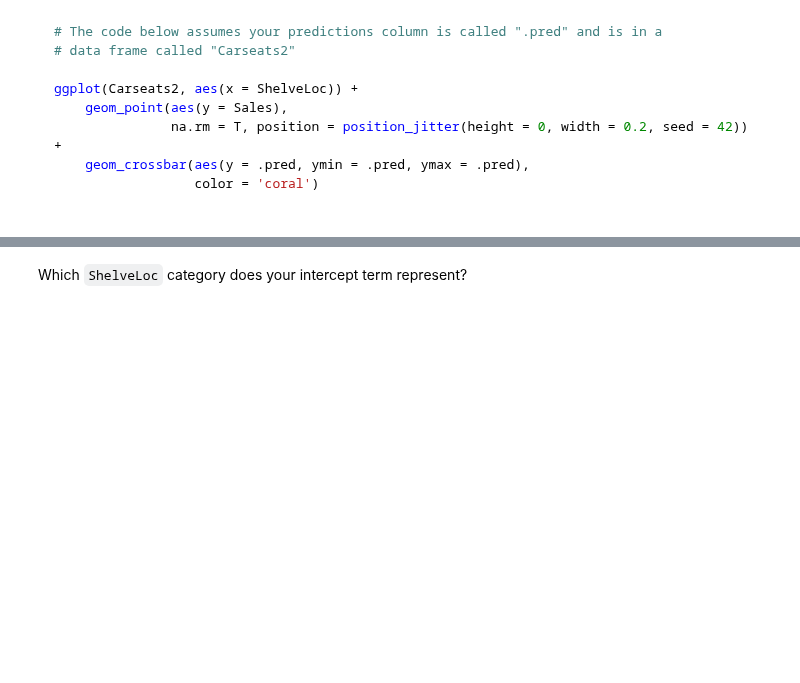
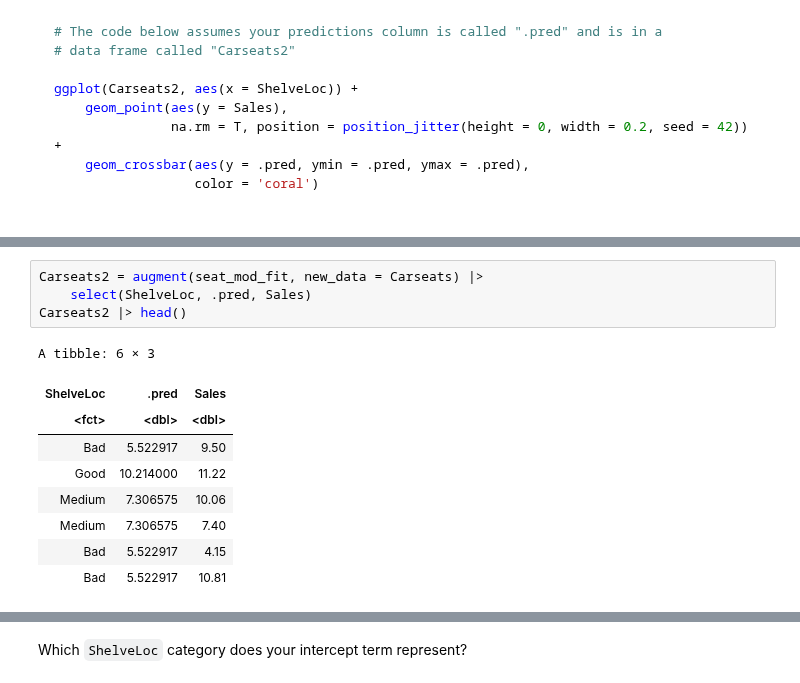
Before and after one commit to UNC-DATA-730/unit-3-assignment-brosario10-ros, a Jupyter notebook: assignment3.ipynb, the cells around one changed output, grey strips where cells are left out. Cells and saved outputs as stored; diff of their text form; blank space fills up the shorter version.

```diff
--- a/assignment3.ipynb
+++ b/assignment3.ipynb
@@ -211,0 +328,14 @@ ggplot(Carseats2, aes(x = ShelveLoc)) +
+# %%
+Carseats2 = augment(seat_mod_fit, new_data = Carseats) |>
+    select(ShelveLoc, .pred, Sales)
+Carseats2 |> head()
+# %% [output]
+A tibble: 6 × 3
+| ShelveLoc | .pred | Sales |
+| <fct> | <dbl> | <dbl> |
+| Bad | 5.522917 | 9.50 |
+| Good | 10.214000 | 11.22 |
+| Medium | 7.306575 | 10.06 |
+| Medium | 7.306575 | 7.40 |
+| Bad | 5.522917 | 4.15 |
+| Bad | 5.522917 | 10.81 |
```
Also changed, not shown: parts of 21 cells of this notebook.
